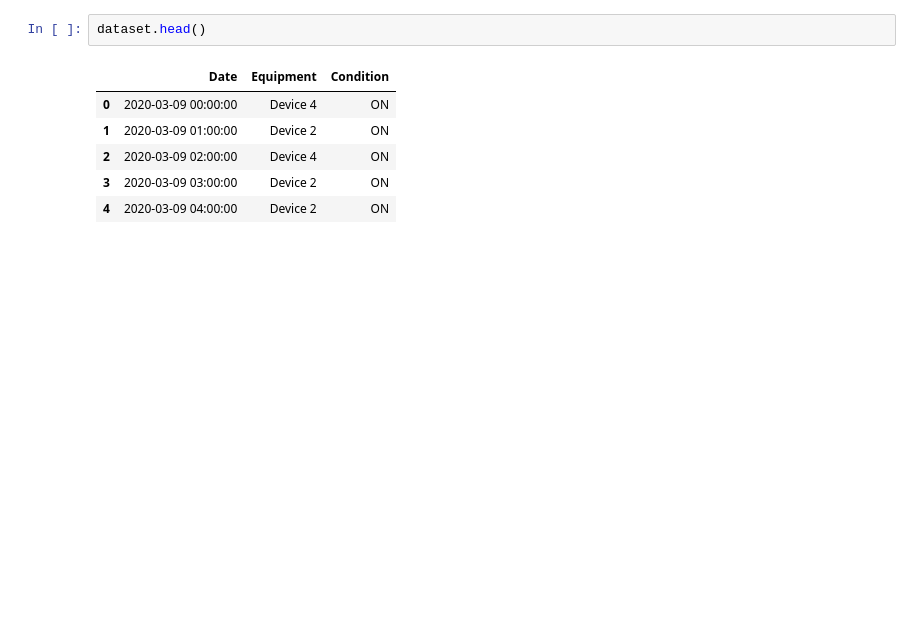
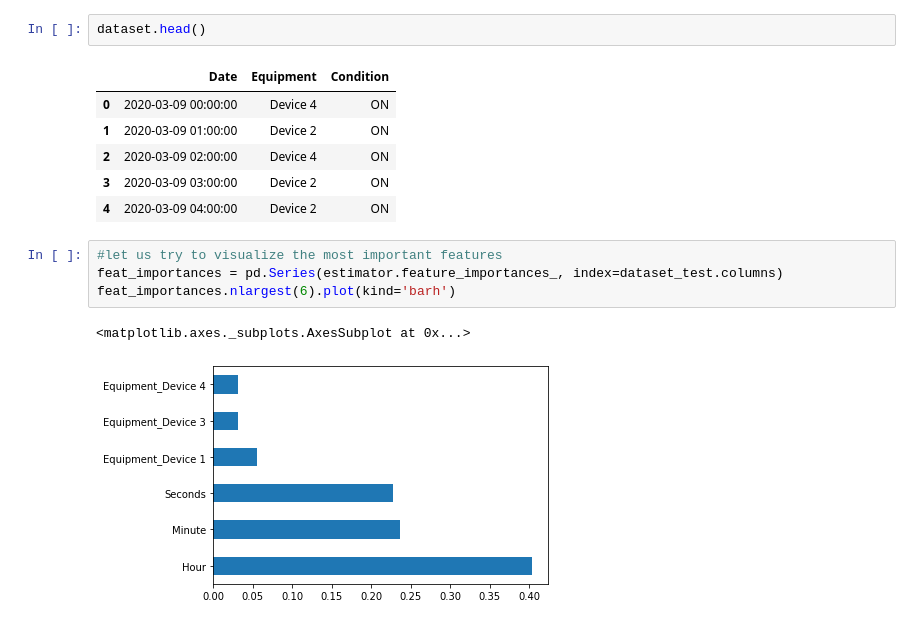
Before and after one commit to Monarene/home-appliances, a Jupyter notebook: new_test.ipynb, the cells around one changed output. Saved outputs shown, nothing was run; the diff lists cells and outputs as text; blank space fills up the shorter version.

Commit message:
Added some plots

```diff
--- a/new_test.ipynb
+++ b/new_test.ipynb
@@ -203,3 +204,10 @@ dataset.head()
 | 2 | 2020-03-09 02:00:00 | Device 4 | ON |
 | 3 | 2020-03-09 03:00:00 | Device 2 | ON |
 | 4 | 2020-03-09 04:00:00 | Device 2 | ON |
+# %%
+#let us try to visualize the most important features
+feat_importances = pd.Series(estimator.feature_importances_, index=dataset_test.columns)
+feat_importances.nlargest(6).plot(kind='barh')
+# %% [output]
+<matplotlib.axes._subplots.AxesSubplot at 0x...>
+[figure, added]
```
Also changed, not shown: parts of 7 cells of this notebook, 1 other file.
